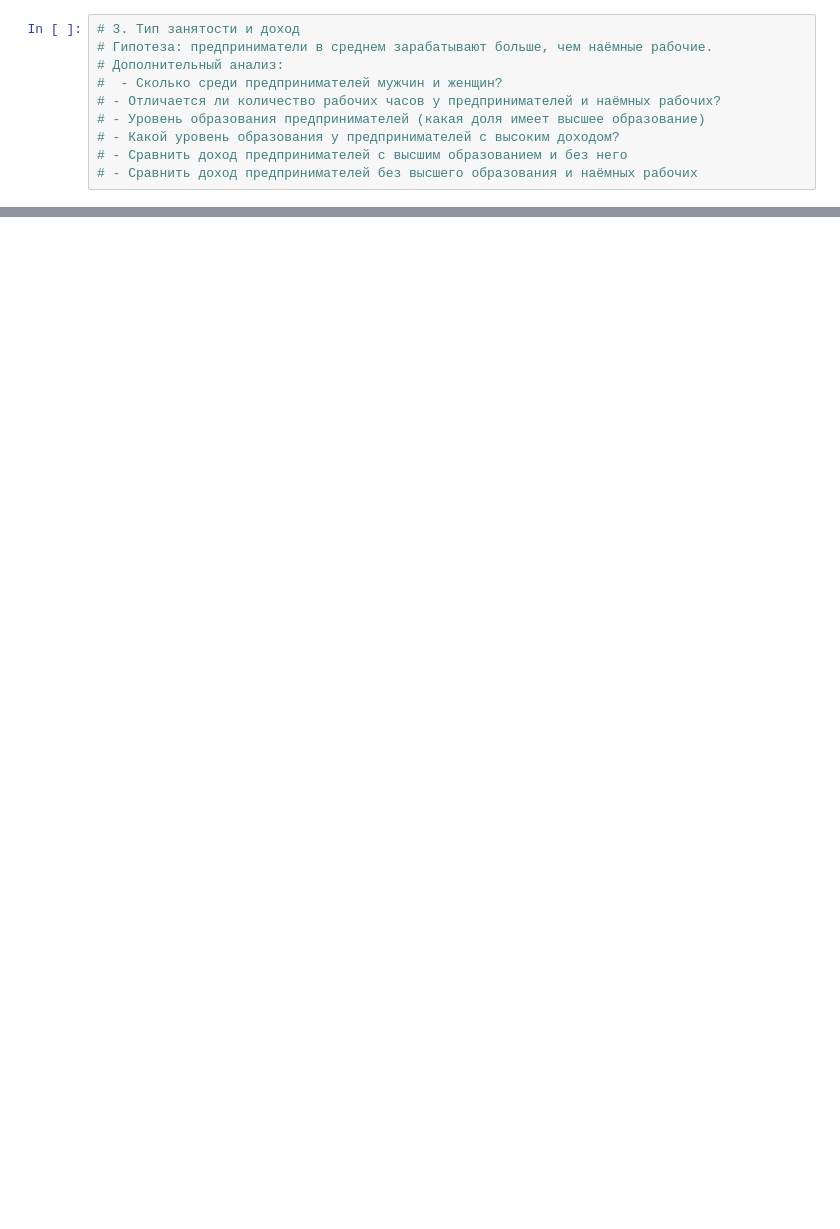
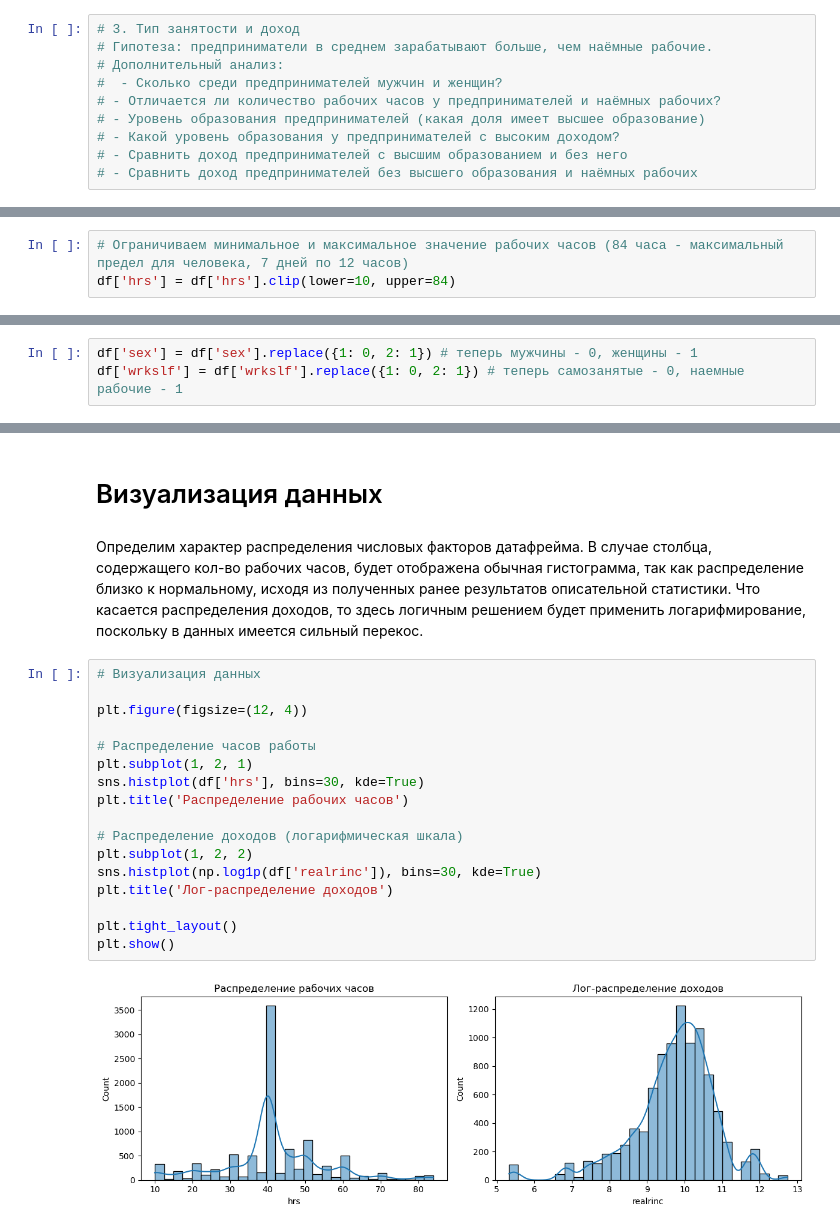
Before and after one commit to Strory/CourseWork3, a Jupyter notebook: Research3.ipynb, the cells around one changed output, grey strips where cells are left out. Saved outputs shown, nothing was run; the diff lists cells and outputs as text; blank space fills up the shorter version.

```diff
--- a/Research3.ipynb
+++ b/Research3.ipynb
@@ -12,0 +242,3 @@ from dataframes import dataframes # словарь датафреймов, кл
+# %%
+# Ограничиваем минимальное и максимальное значение рабочих часов (84 часа - максимальный предел для человека, 7 дней по 12 часов)
+df['hrs'] = df['hrs'].clip(lower=10, upper=84)
@@ -12,0 +247,3 @@ from dataframes import dataframes # словарь датафреймов, кл
+# %%
+df['sex'] = df['sex'].replace({1: 0, 2: 1}) # теперь мужчины - 0, женщины - 1
+df['wrkslf'] = df['wrkslf'].replace({1: 0, 2: 1}) # теперь самозанятые - 0, наемные рабочие - 1
@@ -12,0 +313,23 @@ from dataframes import dataframes # словарь датафреймов, кл
+# %% [markdown]
+# Визуализация данных
+# %% [markdown]
+Определим характер распределения числовых факторов датафрейма. В случае столбца, содержащего кол-во рабочих часов, будет отображена обычная гистограмма, так как распределение близко к нормальному, исходя из полученных ранее результатов описательной статистики. Что касается распределения доходов, то здесь логичным решением будет применить логарифмирование, поскольку в данных имеется сильный перекос.
+# %%
+# Визуализация данных
+
+plt.figure(figsize=(12, 4))
+
+# Распределение часов работы
+plt.subplot(1, 2, 1)
+sns.histplot(df['hrs'], bins=30, kde=True)
+plt.title('Распределение рабочих часов')
+
+# Распределение доходов (логарифмическая шкала)
+plt.subplot(1, 2, 2)
+sns.histplot(np.log1p(df['realrinc']), bins=30, kde=True)
+plt.title('Лог-распределение доходов')
+
+plt.tight_layout()
+plt.show()
+# %% [output]
+[figure, added]
```
Also changed, not shown: parts of 160 cells of this notebook, 9 other files.
